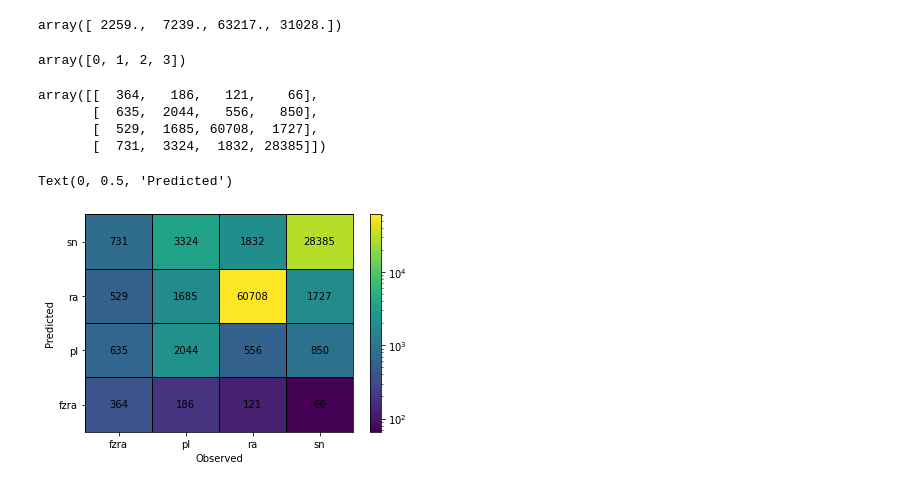
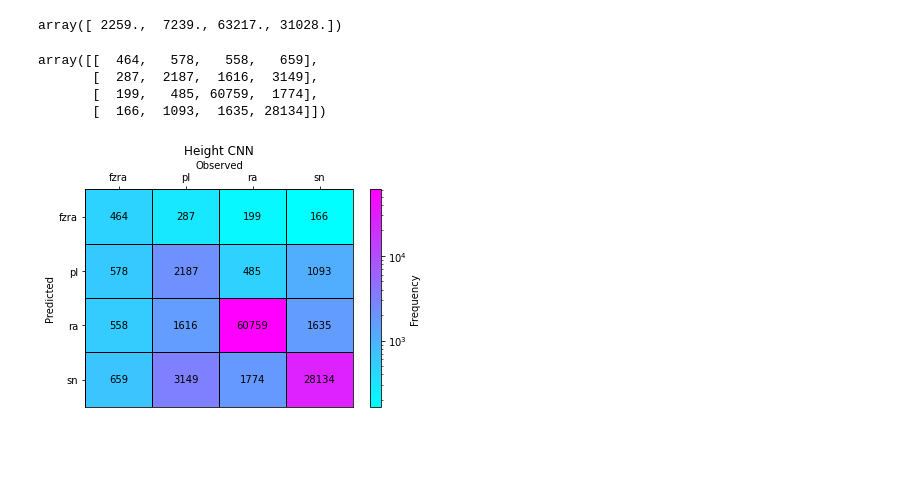
Before and after one commit to ai2es/ptype-physical, a Jupyter notebook: notebooks/CNN1d.ipynb, the cells around one changed output. Cells and saved outputs as stored; diff of their text form; code cells hidden in the pictures; blank space fills up the shorter version.

```diff
--- a/notebooks/CNN1d.ipynb
+++ b/notebooks/CNN1d.ipynb
@@ -338,5 +340,5 @@ def load_conv_net(model_path, model_name):
 # %%
-mping = load_ptype_data('/glade/p/cisl/aiml/ai2es/winter_ptypes/precip_rap/mPING_converted/', 'mPING', test_end='20210430')
+mping = load_ptype_data('/glade/p/cisl/aiml/ai2es/winter_ptypes/precip_rap/mPING_converted/', 'mPING')
 # asos = load_ptype_data('/glade/p/cisl/aiml/ai2es/winter_ptypes/precip_rap/', 'ASOS')
 # %%
 mping_pres = load_ptype_data('/glade/p/cisl/aiml/ai2es/winter_ptypes/precip_rap/mPING/', 'mPING')
@@ -438,15 +420,16 @@ array(['fzra', 'sn', 'ra', 'pl'], dtype=object)
 conv_input_layer = Input(shape=train_x.shape[1:], name="conv_input")
 model = conv_input_layer
 model = Conv1D(16, 5, data_format="channels_last", activation='relu', kernel_regularizer=None, padding="same")(model)
-model = AveragePooling1D(pool_size=3)(model)
+model = AveragePooling1D(pool_size=2)(model)
 model = Conv1D(32, 5, data_format="channels_last", activation='relu', kernel_regularizer=None, padding="same")(model)
-model = AveragePooling1D(pool_size=3)(model)
+model = AveragePooling1D(pool_size=2)(model)
 model = Conv1D(64, 5, data_format="channels_last", activation='relu', kernel_regularizer=None, padding="same")(model)
-model = AveragePooling1D(pool_size=3)(model)
+model = AveragePooling1D(pool_size=2)(model)
 model = Flatten()(model)
 model = Dense(128, activation='relu')(model)
 model = Dense(4, activation='softmax')(model)
 model = Model(conv_input_layer, model)
 model.compile(loss='categorical_crossentropy', optimizer='adam')
+model.summary()
 model.fit(train_x, train_y, batch_size=1024, epochs=20)
 # %% [output]
@@ -538,17 +501,13 @@ val_y_cat = scalers["output_onehot"].inverse_transform(val_y)
 # %%
 pred_y_cat = scalers["output_onehot"].inverse_transform(ptype_preds)
 pred_y_cat_p = scalers["output_onehot"].inverse_transform(ptype_preds_p)
-# %%
-np.unique(pred_y_cat)
-# %% [output]
-array([0, 1, 2, 3])
 # %%
-confusion_matrix(val_y_cat, pred_y_cat).T
+confusion_matrix(val_y_cat, pred_y_cat)
 # %% [output]
-array([[  364,   186,   121,    66],
-       [  635,  2044,   556,   850],
-       [  529,  1685, 60708,  1727],
-       [  731,  3324,  1832, 28385]])
+array([[  464,   578,   558,   659],
+       [  287,  2187,  1616,  3149],
+       [  199,   485, 60759,  1774],
+       [  166,  1093,  1635, 28134]])
 # %%
 mc = MulticlassContingencyTable(confusion_matrix(val_y_cat, pred_y_cat).T, n_classes=4,
                                 class_names=np.unique(mping["train"]["precip"]))
@@ -556,18 +515,24 @@ mc = MulticlassContingencyTable(confusion_matrix(val_y_cat, pred_y_cat).T, n_cla
 mc_p = MulticlassContingencyTable(confusion_matrix(val_y_cat, pred_y_cat_p).T, n_classes=4,
                                   class_names=np.unique(mping["train"]["precip"]))
 # %%
-plt.pcolormesh(np.arange(0, 4), np.arange(0, 4), mc.table, norm=LogNorm(), edgecolors="k")
-plt.colorbar()
+fig, ax = plt.subplots()
+plt.pcolormesh(np.arange(0, 4), np.arange(0, 4), mc.table, norm=LogNorm(), edgecolors="k", cmap="cool")
+plt.colorbar(label="Frequency")
 for pc, pred_class in enumerate(np.unique(mping["train"]["precip"])):
     for oc, obs_class in enumerate(np.unique(mping["train"]["precip"])):
         plt.text(oc, pc, mc.table[pc, oc], ha="center", va="center")
 mc.table
 plt.xticks(np.arange(0, 4))
 plt.yticks(np.arange(0, 4))
-plt.gca().set_xticklabels(np.unique(mping["train"]["precip"]))
-plt.gca().set_yticklabels(np.unique(mping["train"]["precip"]))
+ax.set_xticklabels(np.unique(mping["train"]["precip"]))
+ax.set_yticklabels(np.unique(mping["train"]["precip"]))
+ax.invert_yaxis()
+ax.xaxis.tick_top()
+
 plt.xlabel("Observed")
 plt.ylabel("Predicted")
+ax.xaxis.set_label_position('top')
+plt.title("Height CNN")
+plt.savefig("height_ct.png", dpi=200, bbox_inches="tight")
 # %% [output]
-Text(0, 0.5, 'Predicted')
-[figure, old version]
+[figure, new version]
```
Also changed, not shown: parts of 14 cells of this notebook, 2 other files.
